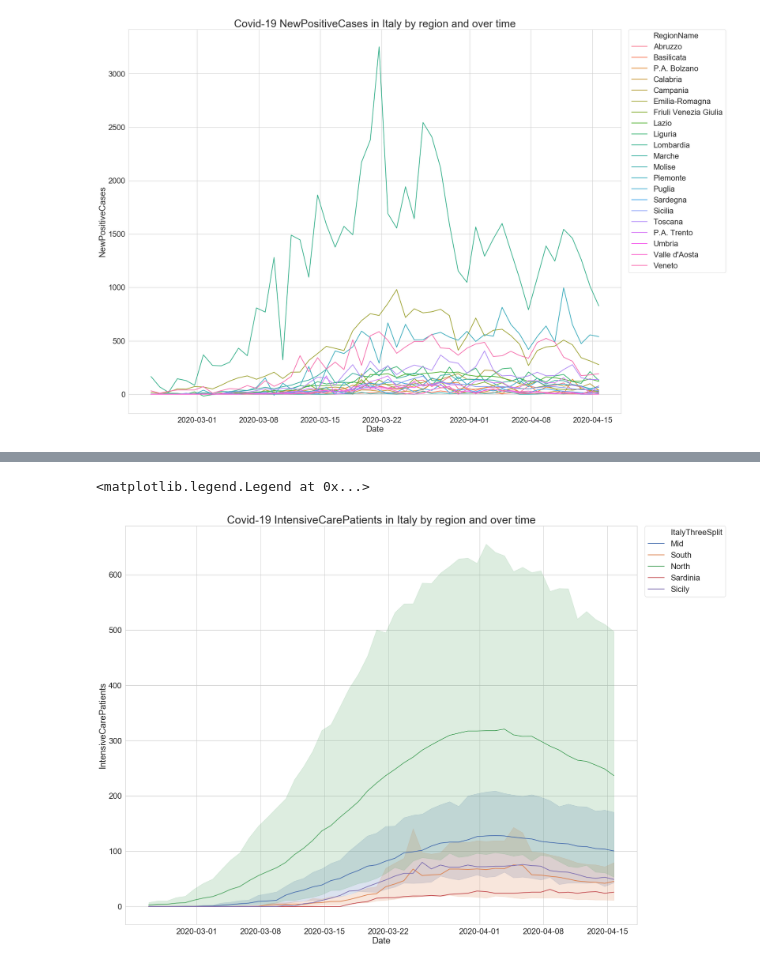
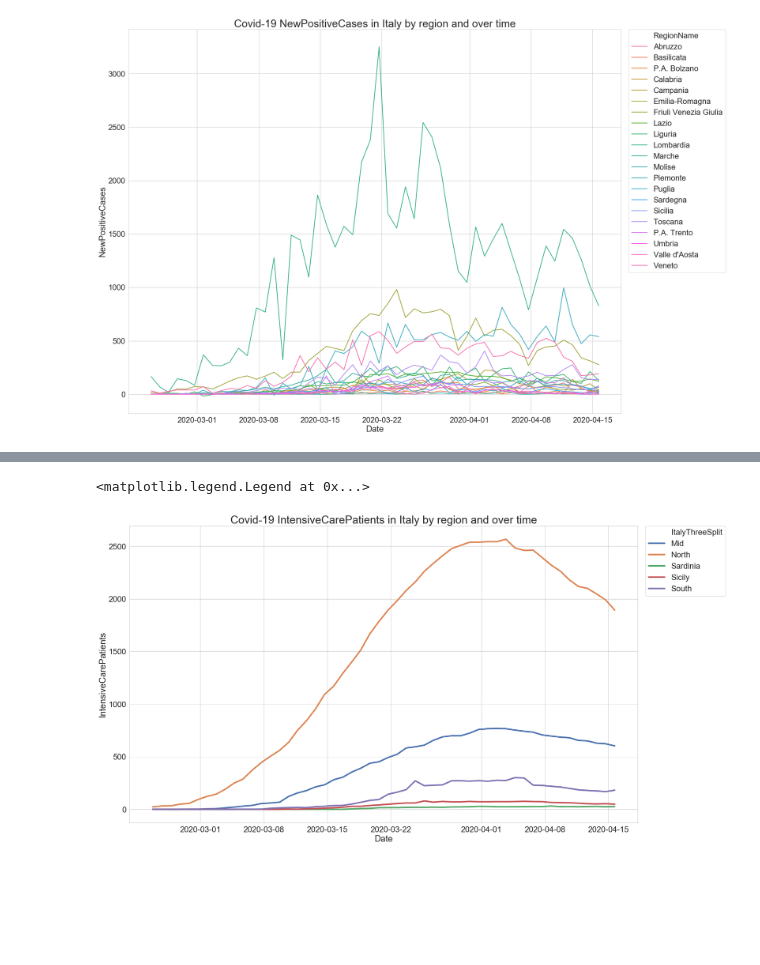
Before and after one commit to PerLiljekvist/Python-Pandas-Italy-Corona, a Jupyter notebook: Italy Covid-19.ipynb, the cells around one changed output, grey strips where cells are left out. Cells and saved outputs as stored; diff of their text form; code cells hidden in the pictures; blank space fills up the shorter version.

Commit message:
Categorizing of italy done

```diff
--- a/Italy Covid-19.ipynb
+++ b/Italy Covid-19.ipynb
@@ -105,4 +105,9 @@ plt.legend(bbox_to_anchor=(1.015, 1), loc=2, borderaxespad=0)
 # %%
 # group by date and north, mid and south
 
-grouped_by_region_df = Italy_covid19_df.groupby(['Date', 'ItalyThreeSplit'])
+grouped_by_region_df = Italy_covid19_df.groupby(['Date', 'ItalyThreeSplit'],
+                                                as_index=False)['IntensiveCarePatients',
+                                                'Deaths'].sum()
+
+
+grouped_by_region_df
@@ -109,19 +128,19 @@ grouped_by_region_df = Italy_covid19_df.groupby(['Date', 'ItalyThreeSplit'])
 # %%
 measure = 'IntensiveCarePatients'
 
-plt.figure(figsize=(25, 20))
+plt.figure(figsize=(25, 15))
 
 style = sns.set(style="whitegrid",
         font_scale=2,
-        rc={"lines.linewidth": 2.0})
+        rc={"lines.linewidth": 4.0})
 
 sns.lineplot(x="Date",
              y=measure,
              hue="ItalyThreeSplit",
              #palette="YlGnBu",
-             data=Italy_covid19_df).set_title( 'Covid-19 ' + measure + ' in Italy by region and over time',fontsize=30)
+             data=grouped_by_region_df).set_title( 'Covid-19 ' + measure + ' in Italy by region and over time',fontsize=30)
 
 plt.legend(bbox_to_anchor=(1.015, 1), loc=2, borderaxespad=0)
 # %% [output]
 <matplotlib.legend.Legend at 0x...>
-[figure, old version]
+[figure, new version]
```
Also changed, not shown: parts of 1 cell of this notebook.
